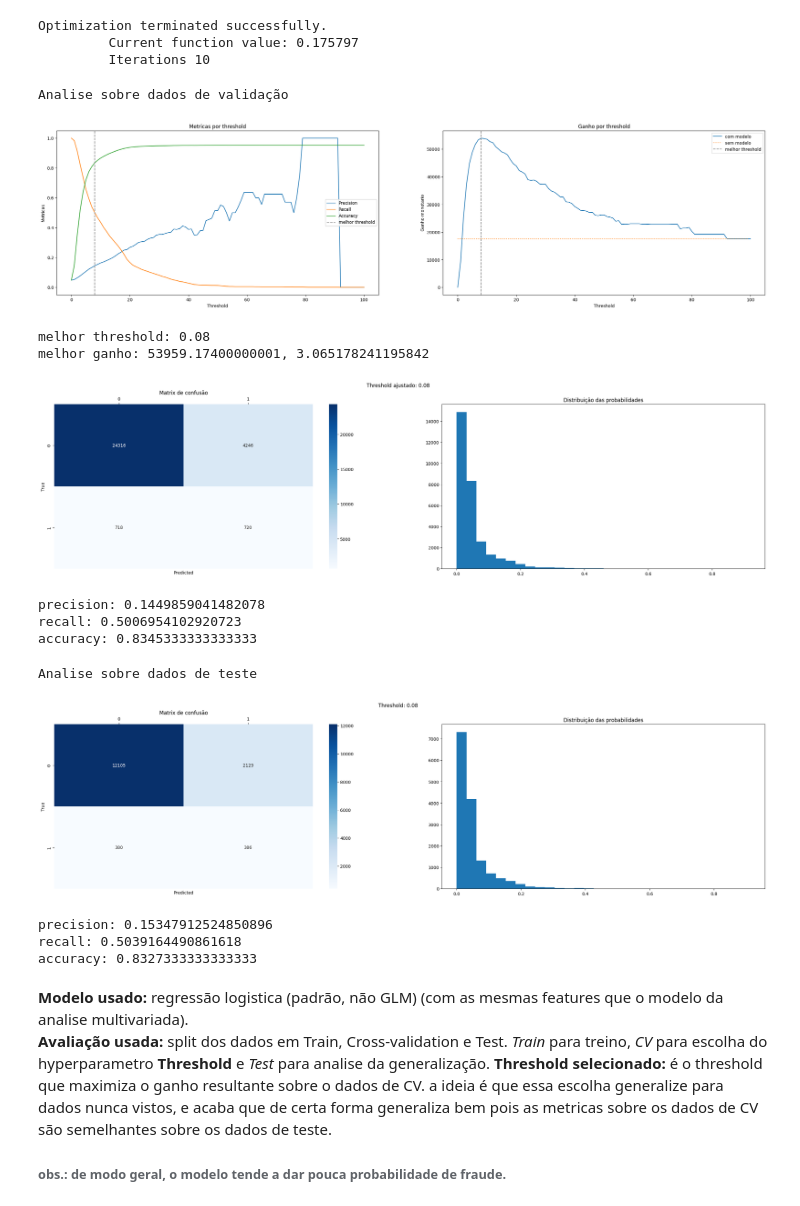
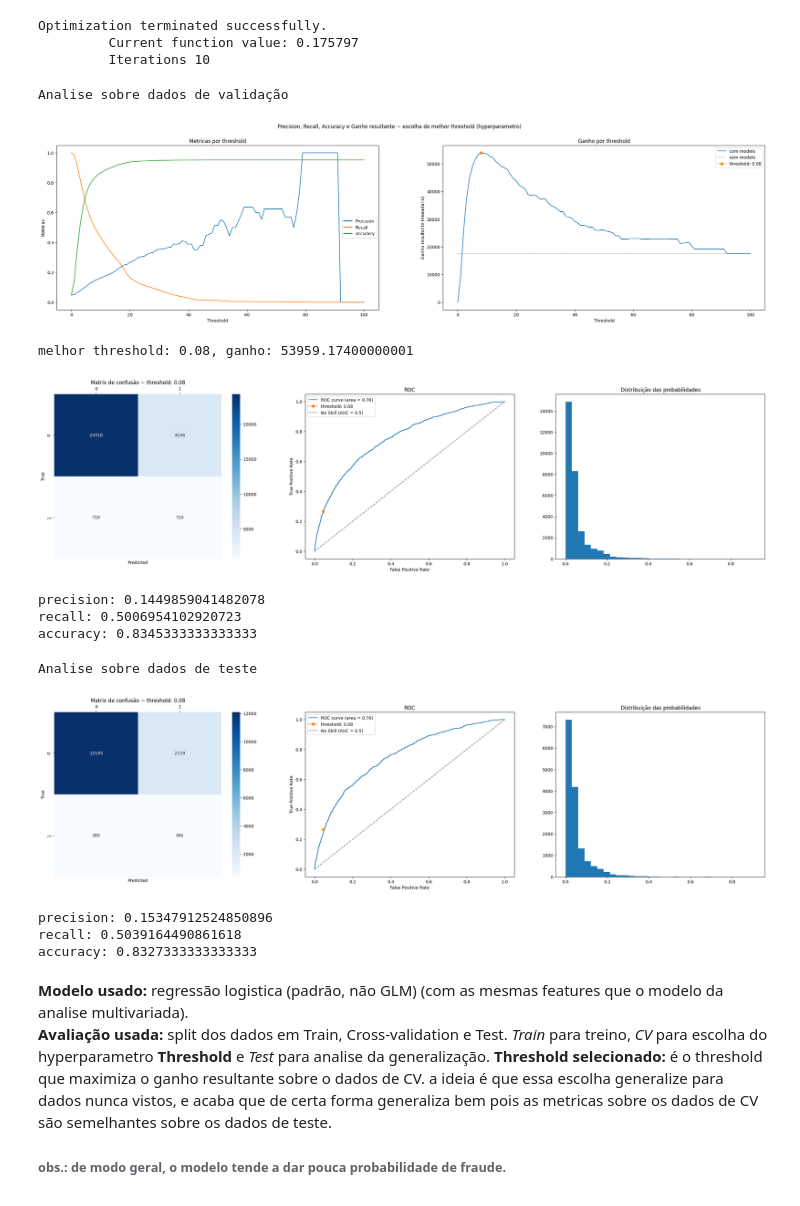
Before and after one commit to richardsantino/EBA-cases, a Jupyter notebook: 9. TCC/3 - fraude.ipynb, the cells around one changed output. Cells and saved outputs as stored; diff of their text form; code cells hidden in the pictures.

```diff
--- a/9. TCC/3 - fraude.ipynb
+++ b/9. TCC/3 - fraude.ipynb
@@ -1069,55 +1069,63 @@ fig, axs = plt.subplots(1, 2, figsize=(30, 7))
 axs[0].plot(precisions, label='Precision')
 axs[0].plot(recalls, label='Recall')
 axs[0].plot(accuracys, label='Accuracy')
-axs[0].axvline(melhor_threshold*100, ls='--', c='gray', label='melhor threshold')
 axs[0].legend()
 axs[0].set_xlabel('Threshold')
 axs[0].set_ylabel('Metricas')
 axs[0].set_title('Metricas por threshold')
 
 axs[1].plot(ganhos, label='com modelo')
-axs[1].plot([df_eval_ganho['ganho'].sum()]*100, ls = ':', label='sem modelo')
-axs[1].axvline(melhor_threshold*100, ls='--', c='gray', label='melhor threshold')
+axs[1].plot([df_eval_ganho['ganho'].sum()]*100, ls = ':', c='gray', label='sem modelo')
+axs[1].plot(int(melhor_threshold*100), ganhos[int(melhor_threshold*100)], marker='o', label=f'threshold: {melhor_threshold}')
 axs[1].legend()
 axs[1].set_xlabel('Threshold')
-axs[1].set_ylabel('Ganho monetario')
+axs[1].set_ylabel('Ganho resultante (monetario)')
 axs[1].set_title('Ganho por threshold')
 
+plt.suptitle('Precision, Recall, Accuracy e Ganho resultante ~ escolha do melhor threshold (hyperparametro)')
 plt.show()
 
-print(f'melhor threshold: {melhor_threshold}')
-print(f"melhor ganho: {melhor_ganho}, {melhor_ganho/df_eval_ganho['ganho'].sum()}")
+print(f'melhor threshold: {melhor_threshold}, ganho: {melhor_ganho}')
 
 y_hat = [1 if y > melhor_threshold else 0 for y in y_hat_prob]
 
 cm = confusion_matrix(y_cv, y_hat)
 tn, fp, fn, tp = cm.ravel().tolist()
 precision = tp/(tp+fp) if tp+fp > 0 else 0
 recall = tp/(tp+fn) if tp+fn > 0 else 0
 accuracy = (tp+tn)/(tp+fp+tn+fn)
 
-fig, axs = plt.subplots(1, 2, figsize=(30, 7))
+fpr, tpr, thresholds = roc_curve(y_cv, y_hat_prob)
+roc_auc = auc(fpr, tpr)
+
+fig, axs = plt.subplots(1, 3, figsize=(30, 7))
 
 sns.heatmap(cm, annot=True, fmt='.15g', cmap='Blues', ax=axs[0]).xaxis.tick_top()
 axs[0].set_xlabel('Predicted')
 axs[0].set_ylabel('True')
-axs[0].set_title('Matrix de confusão')
+axs[0].set_title(f'Matrix de confusão ~ threshold: {melhor_threshold}')
 
-axs[1].hist(y_hat_prob, bins=30)
-axs[1].set_title('Distribuição das probabilidades')
+axs[1].plot(fpr, tpr, label=f'ROC curve (area = {roc_auc:.2f})')
+axs[1].plot(fpr[596], tpr[596], marker='o', label=f'threshold: {melhor_threshold}')
+axs[1].plot([0, 1], [0, 1], color='gray', ls='--', label='No Skill (AUC = 0.5)')
+axs[1].set_xlabel('False Positive Rate')
+axs[1].set_ylabel('True Positive Rate')
+axs[1].set_title('ROC')
+axs[1].legend()
 
-plt.suptitle(f'Threshold ajustado: {melhor_threshold}')
+axs[2].hist(y_hat_prob, bins=30)
+axs[2].set_title('Distribuição das probabilidades')
+
 plt.show()
 
 print(f'precision: {precision}')
 print(f'recall: {recall}')
 print(f'accuracy: {accuracy}')
 # %% [output]
 Analise sobre dados de validação
-[figure, old version]
+[figure, new version]
-melhor threshold: 0.08
-melhor ganho: 53959.17400000001, 3.065178241195842
+melhor threshold: 0.08, ganho: 53959.17400000001
-[figure, old version]
+[figure, new version]
 precision: 0.1449859041482078
 recall: 0.5006954102920723
 accuracy: 0.8345333333333333
@@ -1134,17 +1142,27 @@ precision = tp/(tp+fp) if tp+fp > 0 else 0
 recall = tp/(tp+fn) if tp+fn > 0 else 0
 accuracy = (tp+tn)/(tp+fp+tn+fn)
 
-fig, axs = plt.subplots(1, 2, figsize=(30, 7))
+modelo_novo_fpr, modelo_novo_tpr, _ = roc_curve(y_test, y_hat_prob)
+modelo_novo_roc_auc = auc(fpr, tpr)
+
+fig, axs = plt.subplots(1, 3, figsize=(30, 7))
 
 sns.heatmap(cm, annot=True, fmt='.15g', cmap='Blues', ax=axs[0]).xaxis.tick_top()
 axs[0].set_xlabel('Predicted')
 axs[0].set_ylabel('True')
-axs[0].set_title('Matrix de confusão')
+axs[0].set_title(f'Matrix de confusão ~ threshold: {melhor_threshold}')
 
-axs[1].hist(y_hat_prob, bins=30)
-axs[1].set_title('Distribuição das probabilidades')
+axs[1].plot(modelo_novo_fpr, modelo_novo_tpr, label=f'ROC curve (area = {modelo_novo_roc_auc:.2f})')
+axs[1].plot(fpr[596], tpr[596], marker='o', label=f'threshold: {melhor_threshold}')
+axs[1].plot([0, 1], [0, 1], color='gray', ls='--', label='No Skill (AUC = 0.5)')
+axs[1].set_xlabel('False Positive Rate')
+axs[1].set_ylabel('True Positive Rate')
+axs[1].set_title('ROC')
+axs[1].legend()
 
-plt.suptitle(f'Threshold: {melhor_threshold}')
+axs[2].hist(y_hat_prob, bins=30)
+axs[2].set_title('Distribuição das probabilidades')
+
 plt.show()
 
 print(f'precision: {precision}')
@@ -1154,12 +1172,12 @@ print(f'accuracy: {accuracy}')
 df_eval_ganho = df_rl_test.copy()
 df_eval_ganho['ganho'] = df_eval_ganho[['valor_compra','fraude']].apply(lambda x: (x['valor_compra']*.1 if not x['fraude'] else x['valor_compra']*-1), axis=1)
 df_eval_ganho['fraude_pred'] = y_hat
-ganho = df_eval_ganho[df_eval_ganho['fraude_pred'] == 0]['ganho'].sum()
+ganho_rchrds = df_eval_ganho[df_eval_ganho['fraude_pred'] == 0]['ganho'].sum()
 
 # print(f"ganho: {ganho}, {ganho/df_eval_ganho['ganho'].sum()}")
 # %% [output]
 Analise sobre dados de teste
-[figure, old version]
+[figure, new version]
 precision: 0.15347912524850896
 recall: 0.5039164490861618
 accuracy: 0.8327333333333333
```
Also changed, not shown: parts of 13 cells of this notebook.
